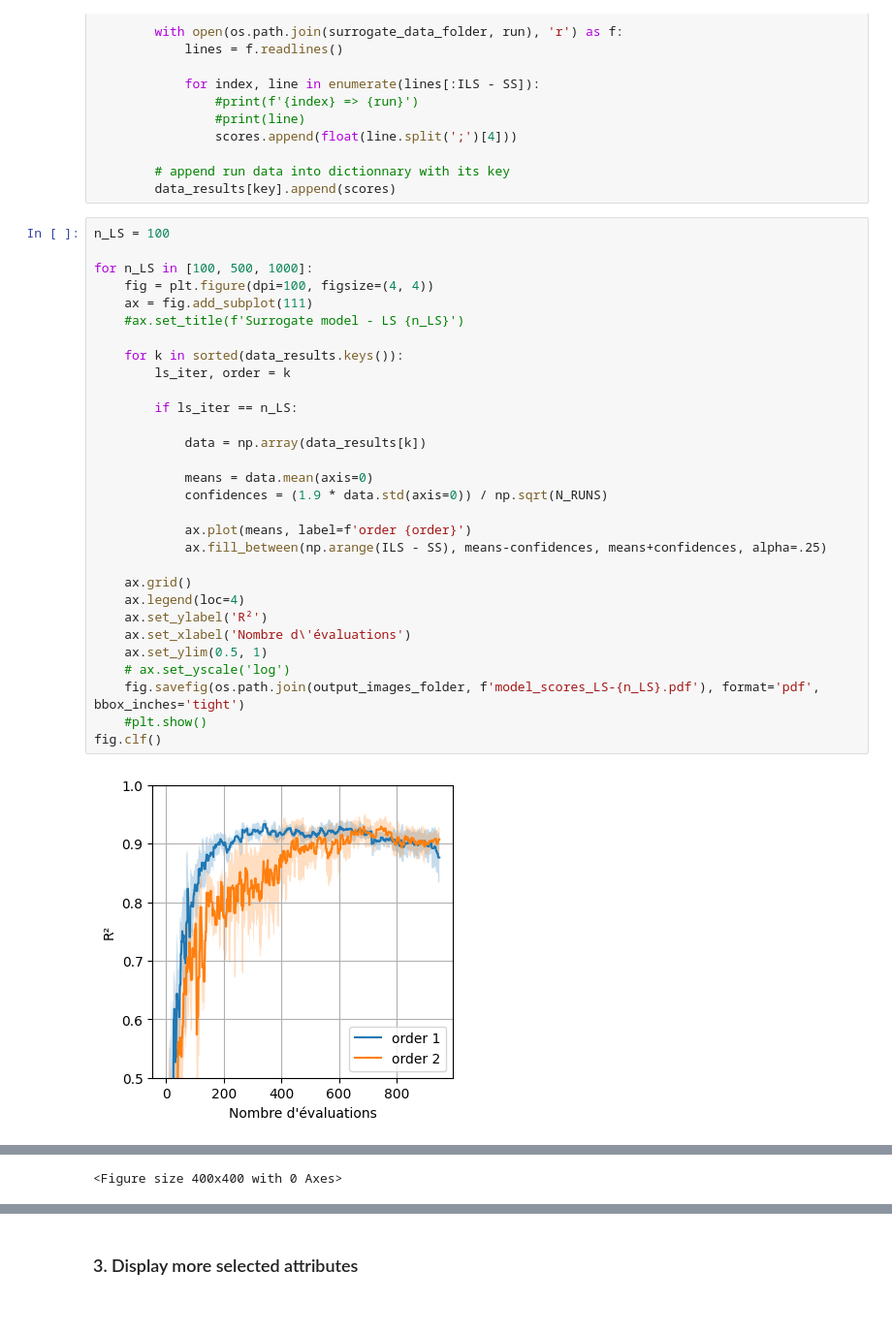
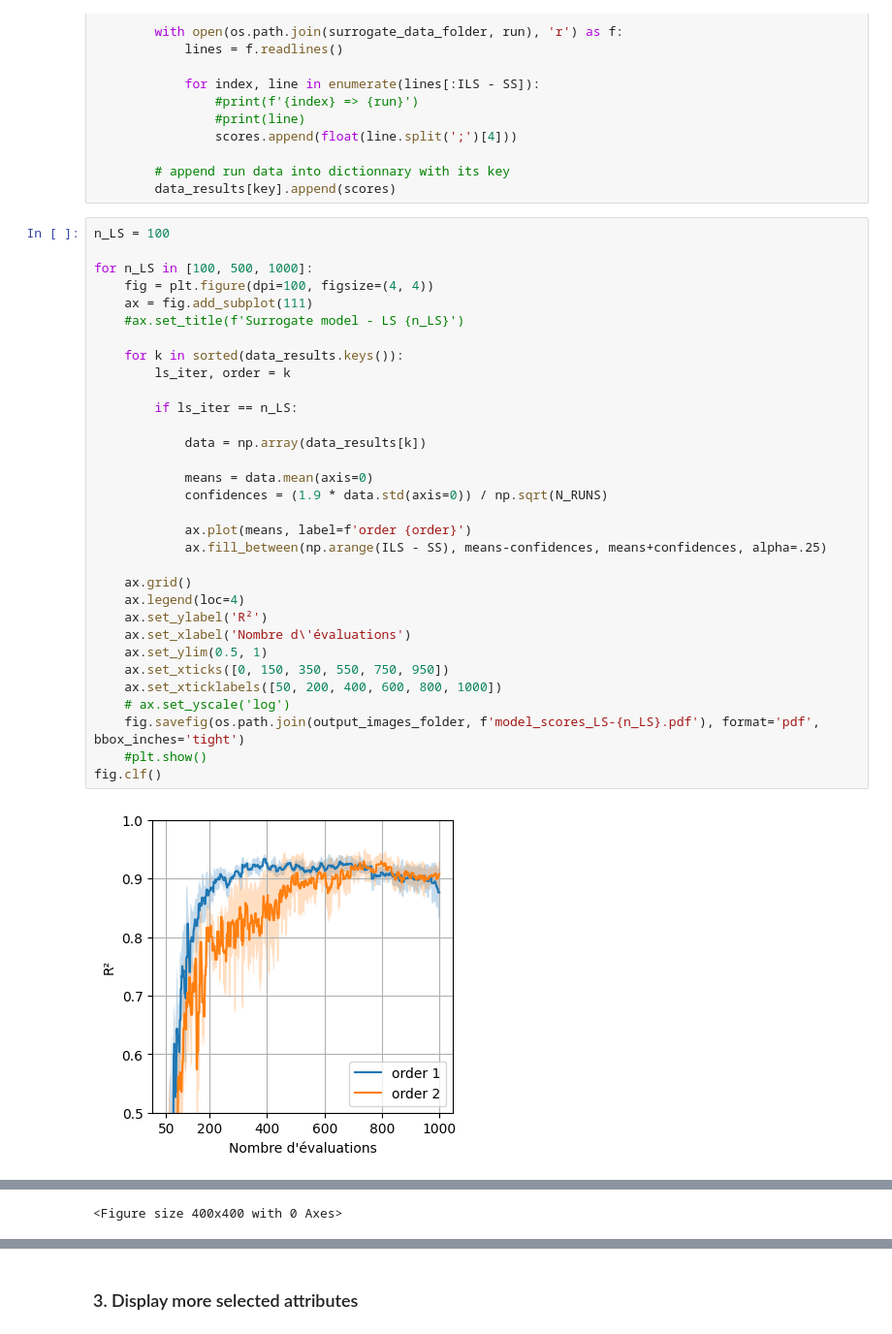
Before and after one commit to prise-3d/noise-detection-attributes-optimization, a Jupyter notebook: analysis/rendering_surrogate_models.ipynb, the cells around one changed output, grey strips where cells are left out. Shown: that part at 97% size. Drawn from its saved outputs; the diff is of its cells as text.

Commit message:
Analysis figures updates

```diff
--- a/analysis/rendering_surrogate_models.ipynb
+++ b/analysis/rendering_surrogate_models.ipynb
@@ -234,31 +234,33 @@ for i in range(1, N_RUNS + 1):
 n_LS = 100
 
 for n_LS in [100, 500, 1000]:
     fig = plt.figure(dpi=100, figsize=(4, 4))
     ax = fig.add_subplot(111)
     #ax.set_title(f'Surrogate model - LS {n_LS}')
 
     for k in sorted(data_results.keys()):
         ls_iter, order = k
 
         if ls_iter == n_LS:
 
             data = np.array(data_results[k])
 
             means = data.mean(axis=0)
             confidences = (1.9 * data.std(axis=0)) / np.sqrt(N_RUNS)
 
             ax.plot(means, label=f'order {order}')
             ax.fill_between(np.arange(ILS - SS), means-confidences, means+confidences, alpha=.25)
 
     ax.grid()
     ax.legend(loc=4)
     ax.set_ylabel('R²')
     ax.set_xlabel('Nombre d\'évaluations')
     ax.set_ylim(0.5, 1)
+    ax.set_xticks([0, 150, 350, 550, 750, 950])
+    ax.set_xticklabels([50, 200, 400, 600, 800, 1000])
     # ax.set_yscale('log')
     fig.savefig(os.path.join(output_images_folder, f'model_scores_LS-{n_LS}.pdf'), format='pdf', bbox_inches='tight')
     #plt.show()
 fig.clf()
 # %% [output]
-[figure, old version]
+[figure, new version]
```
Also changed, not shown: parts of 3 cells of this notebook.
